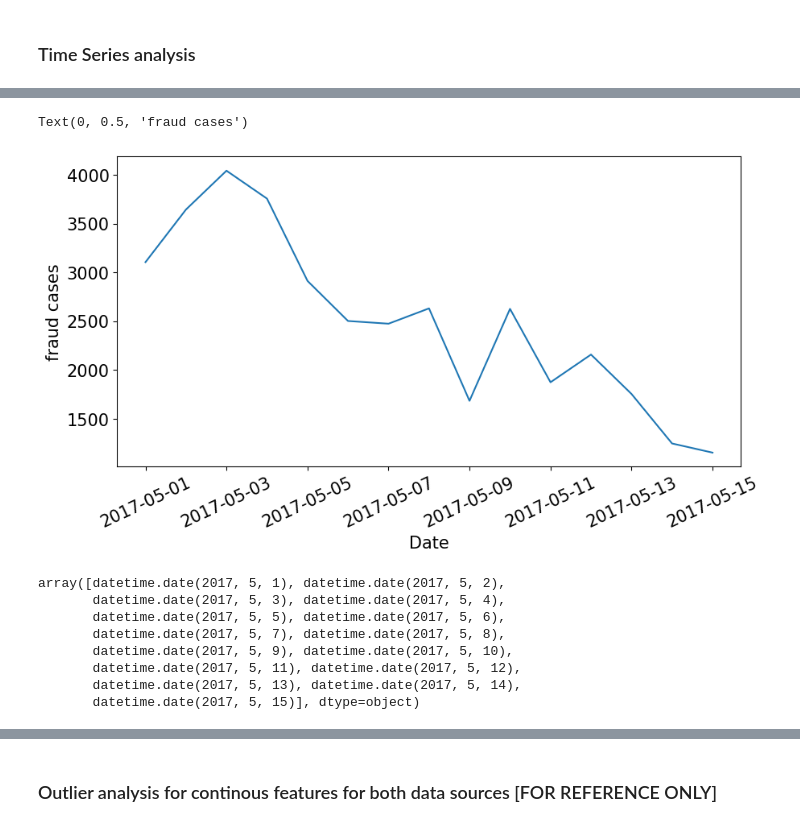
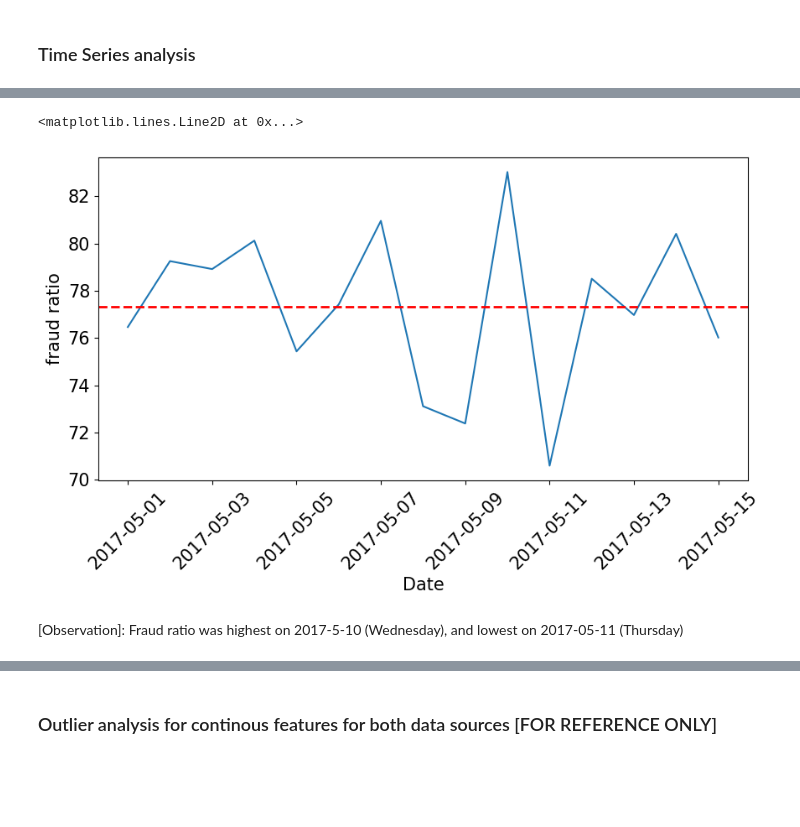
Before and after one commit to cgusti/EAD-fraud-detection, a Jupyter notebook: DS Take Home Project Practice.ipynb, the cells around one changed output, grey strips where cells are left out. Cells and saved outputs as stored; diff of their text form; code cells hidden in the pictures; blank space fills up the shorter version.

```diff
--- a/DS Take Home Project Practice.ipynb
+++ b/DS Take Home Project Practice.ipynb
@@ -64,3 +66,11 @@ src2 = df_main.drop([col for col in df_main.columns if '_source1' in col], axis=
 # %%
-df_main.dtypes #all columns are clean
+
+types_to_change = ['asn_source1', 'time_zone_source1', 'asn_source1', 'time_zone_source1', 'asn_source2']
+
+for col in types_to_change:
+    df_main[col] = df_main[col].astype('category')
+
+df_main.dtypes #checking to see if there is any type inconsistencies in any column in source 1
+#double check categorical features/numerical features -  convert to categorical model
+#timezone, asn
 # %% [output]
@@ -195,8 +218,8 @@ src2_target= ['fraud_label']
 src1 = src1.applymap(lambda s: s.lower() if type(s) == str else s)
 src2 = src2.applymap(lambda s: s.lower() if type(s) == str else s)
 # %%
-src1.replace({'#VALUE!': None}, inplace=True)
-src2.replace({'#VALUE!': None}, inplace=True)
+src1.replace({'#value!': None}, inplace=True)
+src2.replace({'#value!': None}, inplace=True)
 # %% [markdown]
 ## Data Analysis
 # %% [markdown]
@@ -418,3 +483,6 @@ src2['Time'] = pd.to_datetime(src2['utc_time_stamp']).dt.time
 # %%
 src1['fraud_label'] = src1['fraud_label'].replace({'legit':0, 'fraud':1})
 src2['fraud_label'] = src2['fraud_label'].replace({'legit':0, 'fraud':1})
+# %%
+src1_transactions_by_date = src1.groupby('Date').size().reset_index().rename(columns={0:'num_transactions'})
+src1_transactions_by_date
@@ -421,22 +506,15 @@ src2['fraud_label'] = src2['fraud_label'].replace({'legit':0, 'fraud':1})
 # %%
 timeline_src1 = src1.groupby('Date').sum().reset_index()
-timeline_src1['fraud_ratio'] = ((timeline_src1['fraud_label']/len(src1)) * 100)
-ax = sns.lineplot(x='Date', y='fraud_label',data=timeline_src1 )
-plt.xticks(rotation=25)
-plt.ylabel('fraud cases')
+timeline_src1 = timeline_src1.merge(src1_transactions_by_date, how ='left')
+timeline_src1['fraud_ratio'] = ((timeline_src1['fraud_label']/timeline_src1['num_transactions']) * 100)
+ax = sns.lineplot(x='Date', y='fraud_ratio',data=timeline_src1 )
+plt.xticks(rotation=45)
+plt.ylabel('fraud ratio')
+plt.axhline(timeline_src1['fraud_ratio'].mean(), color='red', linestyle='--', linewidth=2, label='Mean')
 # %% [output]
-Text(0, 0.5, 'fraud cases')
+<matplotlib.lines.Line2D at 0x...>
-[figure, old version]
+[figure, new version]
-# %%
-timeline_src1['Date'].unique() #8 different dates presented in the data (data encompasses a week's time period)
-# %% [output]
-array([datetime.date(2017, 5, 1), datetime.date(2017, 5, 2),
-       datetime.date(2017, 5, 3), datetime.date(2017, 5, 4),
-       datetime.date(2017, 5, 5), datetime.date(2017, 5, 6),
-       datetime.date(2017, 5, 7), datetime.date(2017, 5, 8),
-       datetime.date(2017, 5, 9), datetime.date(2017, 5, 10),
-       datetime.date(2017, 5, 11), datetime.date(2017, 5, 12),
-       datetime.date(2017, 5, 13), datetime.date(2017, 5, 14),
-       datetime.date(2017, 5, 15)], dtype=object)
+# %% [markdown]
+[Observation]: Fraud ratio was highest on 2017-5-10 (Wednesday), and lowest on 2017-05-11 (Thursday)
 # %%
 #What are the average fraud transactions for each time stamp of the day?
```
Also changed, not shown: parts of 87 cells of this notebook, 6 other files.
